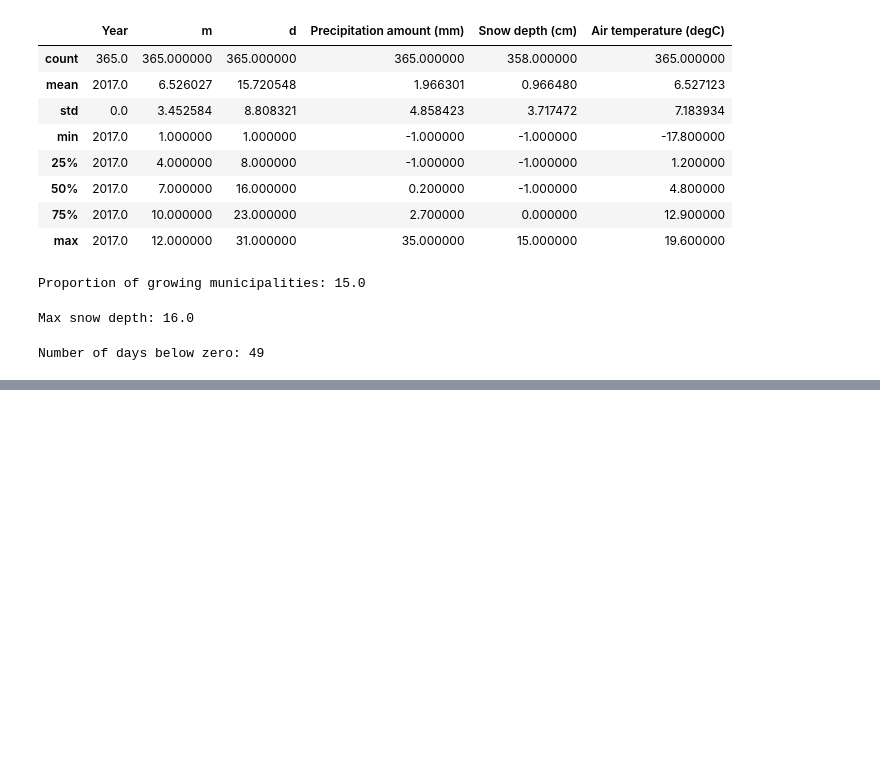
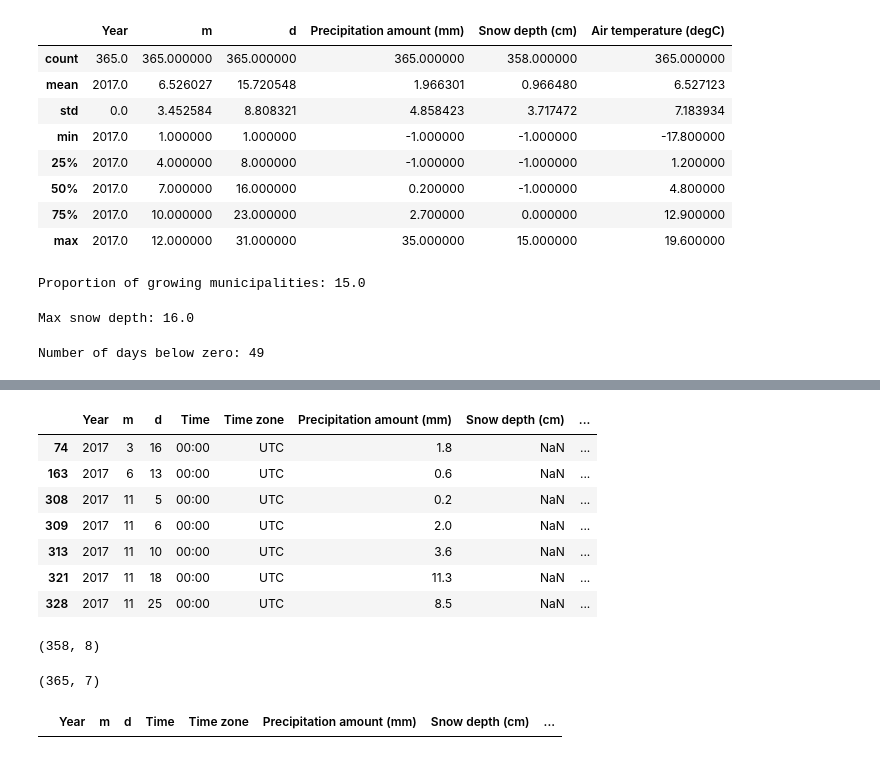
Before and after one commit to annassanchez/HY-2021-DataScience, a Jupyter notebook: week04/Week04.ipynb, the cells around one changed output, grey strips where cells are left out. Drawn from its saved outputs; the diff is of its cells as text; code cells hidden in the pictures; blank space fills up the shorter version.

```diff
--- a/week04/Week04.ipynb
+++ b/week04/Week04.ipynb
@@ -475,0 +524,32 @@ int
+# %%
+# combining it with the any method, you can mask the null rows
+# notnull is inverse from isnull
+wh[wh.isnull().any(axis=1)]
+# %% [output]
+|  | Year | m | d | Time | Time zone | Precipitation amount (mm) | Snow depth (cm) | ... |
+| 74 | 2017 | 3 | 16 | 00:00 | UTC | 1.8 | NaN | ... |
+| 163 | 2017 | 6 | 13 | 00:00 | UTC | 0.6 | NaN | ... |
+| 308 | 2017 | 11 | 5 | 00:00 | UTC | 0.2 | NaN | ... |
+| 309 | 2017 | 11 | 6 | 00:00 | UTC | 2.0 | NaN | ... |
+| 313 | 2017 | 11 | 10 | 00:00 | UTC | 3.6 | NaN | ... |
+| 321 | 2017 | 11 | 18 | 00:00 | UTC | 11.3 | NaN | ... |
+| 328 | 2017 | 11 | 25 | 00:00 | UTC | 8.5 | NaN | ... |
+# %%
+#  dropna drops columns that contain missing values from the dataframe
+# the drop and tthresh parameters allow to specify how many values need to be missing, in order to drop the element
+wh.dropna().shape   # Default axis is 0
+# %% [output]
+(358, 8)
+# %%
+#depending on the axis, you drop the ros (0) or columns (1)
+wh.dropna(axis=1).shape # Drops the columns containing missing values
+# %% [output]
+(365, 7)
+# %%
+# fillna fills the missing values with constant or interpolated values
+# ffill: use the previous value to fill the current value
+# bfill: use the next value to fill the current value
+wh = wh.fillna(method='ffill')
+wh[wh.isnull().any(axis=1)]
+# %% [output]
+|  | Year | m | d | Time | Time zone | Precipitation amount (mm) | Snow depth (cm) | ... |
```
Also changed, not shown: parts of 9 cells of this notebook.
